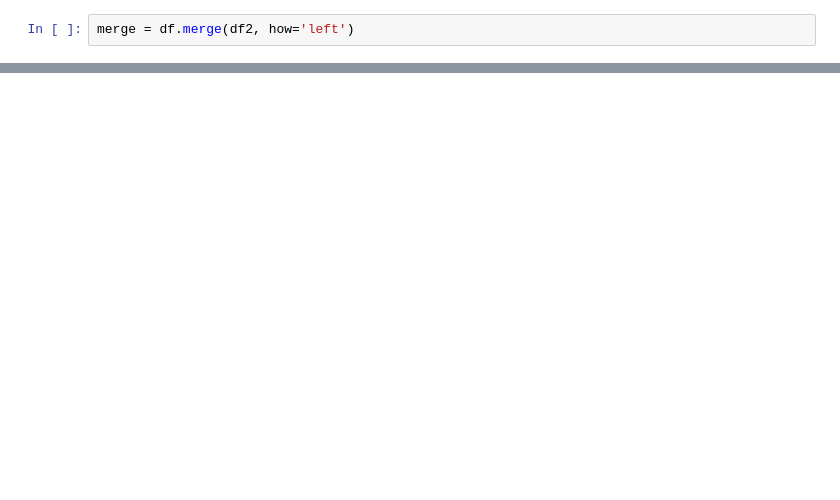
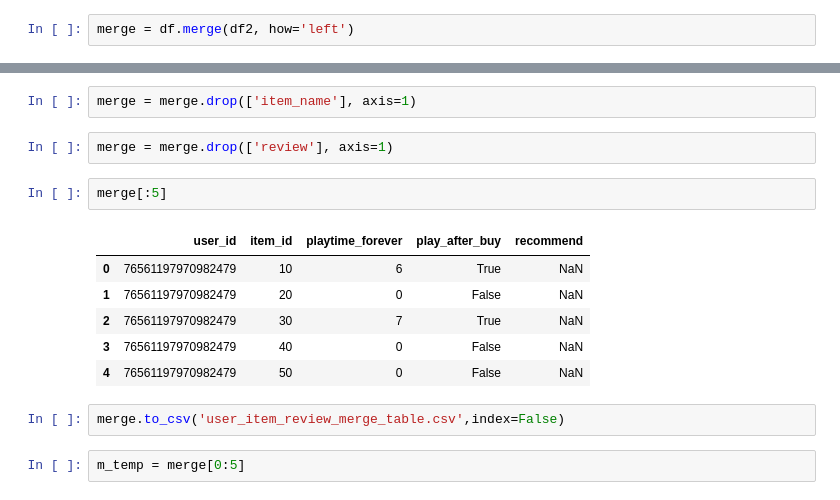
Before and after one commit to Renoyyz233/ECE253_assignment2, a Jupyter notebook: data_preprocessing/Assignment2.ipynb, the cells around one changed output, grey strips where cells are left out. Drawn from its saved outputs; the diff is of its cells as text; blank space fills up the shorter version.

```diff
--- a/data_preprocessing/Assignment2.ipynb
+++ b/data_preprocessing/Assignment2.ipynb
@@ -156,0 +149,17 @@ merge.to_csv('user_item_review_merge_table.csv',index=False)
+# %%
+merge = merge.drop(['item_name'], axis=1)
+# %%
+merge = merge.drop(['review'], axis=1)
+# %%
+merge[:5]
+# %% [output]
+|  | user_id | item_id | playtime_forever | play_after_buy | recommend |
+| 0 | 76561197970982479 | 10 | 6 | True | NaN |
+| 1 | 76561197970982479 | 20 | 0 | False | NaN |
+| 2 | 76561197970982479 | 30 | 7 | True | NaN |
+| 3 | 76561197970982479 | 40 | 0 | False | NaN |
+| 4 | 76561197970982479 | 50 | 0 | False | NaN |
+# %%
+merge.to_csv('user_item_review_merge_table.csv',index=False)
+# %%
+m_temp = merge[0:5]
```
Also changed, not shown: parts of 24 cells of this notebook.
